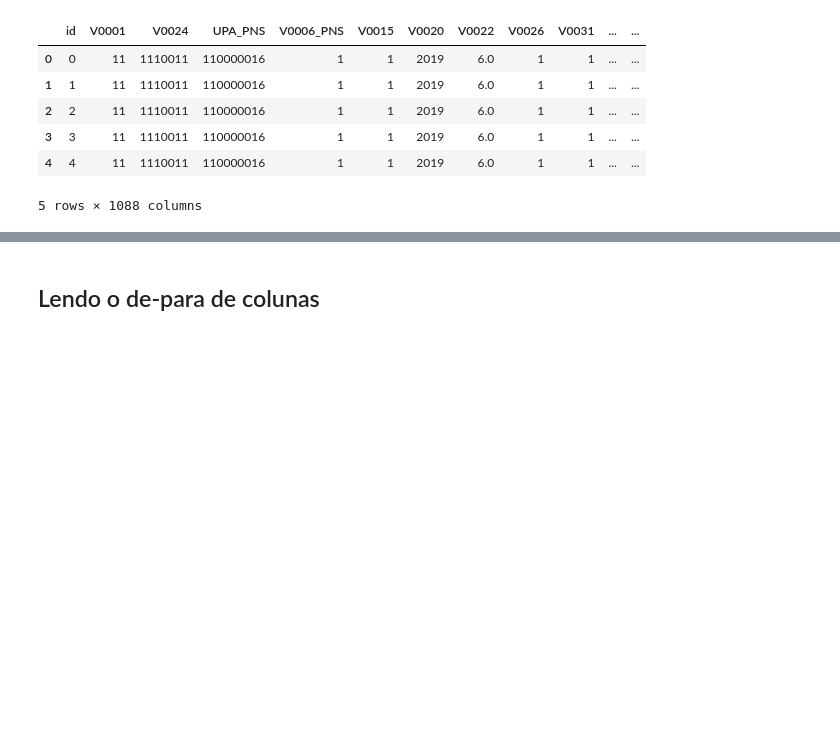
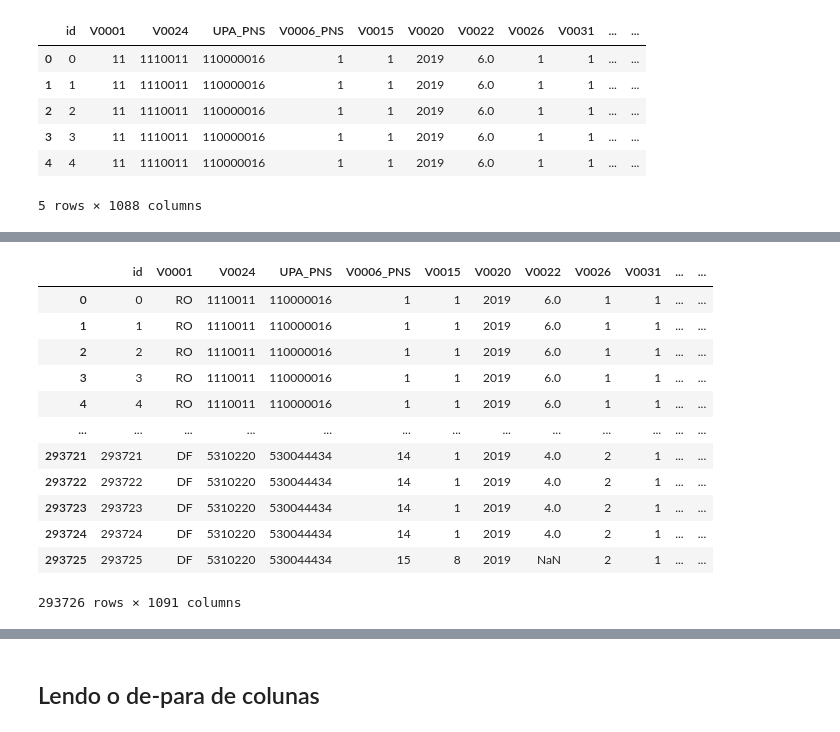
Before and after one commit to maafinotti/TCC-PNS, a Jupyter notebook: dataset_PNS.ipynb, the cells around one changed output, grey strips where cells are left out. Saved outputs shown, nothing was run; the diff lists cells and outputs as text; code cells hidden in the pictures; blank space fills up the shorter version.

```diff
--- a/dataset_PNS.ipynb
+++ b/dataset_PNS.ipynb
@@ -74,0 +77,3 @@ df['V0001'] = df['V0001'].replace(uf_mapping)
+# %%
+df_expectativa_vida = pd.read_excel(r'dados\esperanca_vida_ao_nascer.xlsx', sheet_name = 'Sheet1')
+df_expectativa_vida
@@ -74,0 +98,17 @@ df['V0001'] = df['V0001'].replace(uf_mapping)
+# %%
+df_mortalidade = pd.merge(df, df_expectativa_vida, left_on='V0001', right_on='UF', how='left')
+df_mortalidade
+# %% [output]
+|  | id | V0001 | V0024 | UPA_PNS | V0006_PNS | V0015 | V0020 | V0022 | V0026 | V0031 | ... | ... |
+| 0 | 0 | RO | 1110011 | 110000016 | 1 | 1 | 2019 | 6.0 | 1 | 1 | ... | ... |
+| 1 | 1 | RO | 1110011 | 110000016 | 1 | 1 | 2019 | 6.0 | 1 | 1 | ... | ... |
+| 2 | 2 | RO | 1110011 | 110000016 | 1 | 1 | 2019 | 6.0 | 1 | 1 | ... | ... |
+| 3 | 3 | RO | 1110011 | 110000016 | 1 | 1 | 2019 | 6.0 | 1 | 1 | ... | ... |
+| 4 | 4 | RO | 1110011 | 110000016 | 1 | 1 | 2019 | 6.0 | 1 | 1 | ... | ... |
+| ... | ... | ... | ... | ... | ... | ... | ... | ... | ... | ... | ... | ... |
+| 293721 | 293721 | DF | 5310220 | 530044434 | 14 | 1 | 2019 | 4.0 | 2 | 1 | ... | ... |
+| 293722 | 293722 | DF | 5310220 | 530044434 | 14 | 1 | 2019 | 4.0 | 2 | 1 | ... | ... |
+| 293723 | 293723 | DF | 5310220 | 530044434 | 14 | 1 | 2019 | 4.0 | 2 | 1 | ... | ... |
+| 293724 | 293724 | DF | 5310220 | 530044434 | 14 | 1 | 2019 | 4.0 | 2 | 1 | ... | ... |
+| 293725 | 293725 | DF | 5310220 | 530044434 | 15 | 8 | 2019 | NaN | 2 | 1 | ... | ... |
+293726 rows × 1091 columns
```
Also changed, not shown: parts of 8 cells of this notebook, 6 other files.
